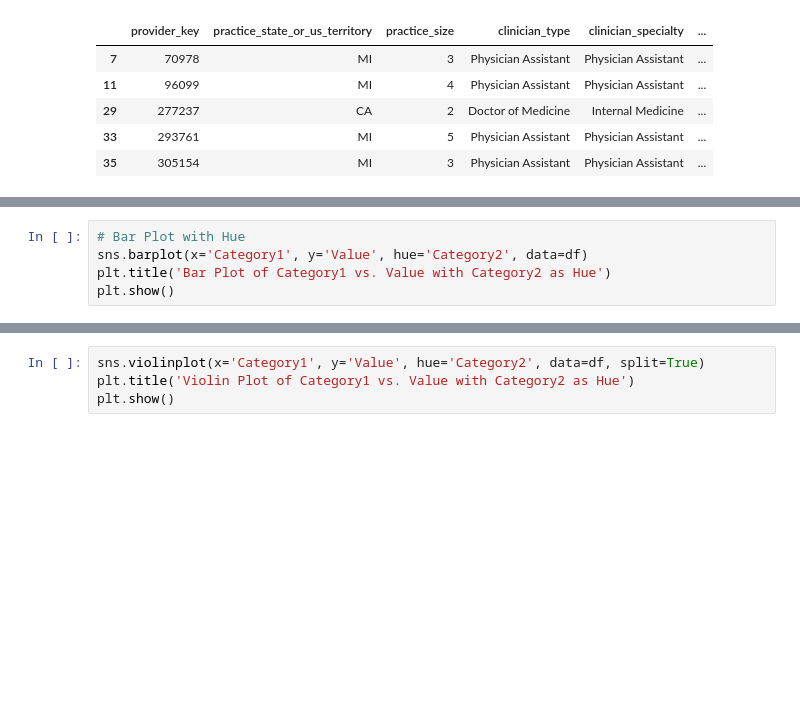
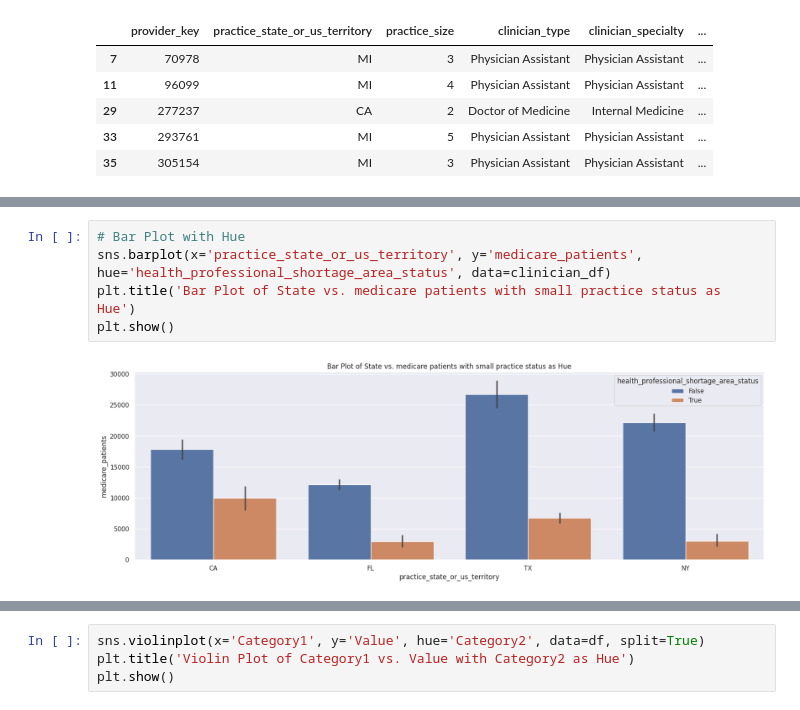
Before and after one commit to dansarmiento/ColaboratoryNotebooks, a Jupyter notebook: MIPS_National_Analysis.ipynb, the cells around one changed output, grey strips where cells are left out. Drawn from its saved outputs; the diff is of its cells as text; blank space fills up the shorter version.

```diff
--- a/MIPS_National_Analysis.ipynb
+++ b/MIPS_National_Analysis.ipynb
@@ -96,6 +115,8 @@ plt.show()
 # %%
 # Bar Plot with Hue
-sns.barplot(x='Category1', y='Value', hue='Category2', data=df)
-plt.title('Bar Plot of Category1 vs. Value with Category2 as Hue')
+sns.barplot(x='practice_state_or_us_territory', y='medicare_patients', hue='health_professional_shortage_area_status', data=clinician_df)
+plt.title('Bar Plot of State vs. medicare patients with small practice status as Hue')
 plt.show()
+# %% [output]
+[figure, added]
 # %%
```
Also changed, not shown: parts of 7 cells of this notebook.
